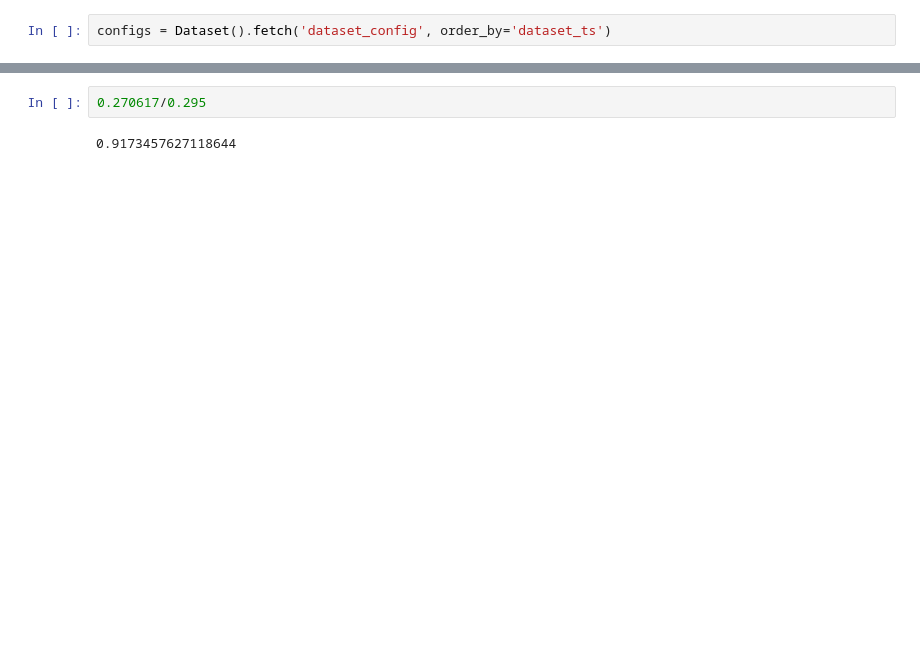
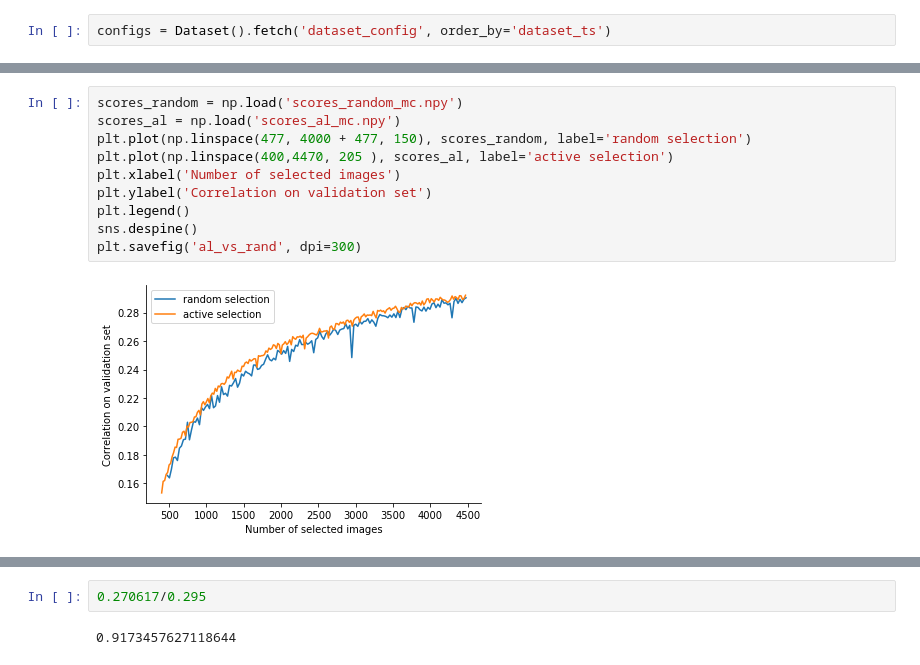
Before and after one commit to mdepoortere/Active-Learning-and-System-Identification, a Jupyter notebook: random_subsets/random_subsets_results.ipynb, the cells around one changed output, grey strips where cells are left out. Saved outputs shown, nothing was run; the diff lists cells and outputs as text; blank space fills up the shorter version.

```diff
--- a/random_subsets/random_subsets_results.ipynb
+++ b/random_subsets/random_subsets_results.ipynb
@@ -59,0 +47,12 @@ array([0.16113 , 0.16637 , 0.160192, 0.175713, 0.173574, 0.176632,
+# %%
+scores_random = np.load('scores_random_mc.npy')
+scores_al = np.load('scores_al_mc.npy')
+plt.plot(np.linspace(477, 4000 + 477, 150), scores_random, label='random selection')
+plt.plot(np.linspace(400,4470, 205 ), scores_al, label='active selection')
+plt.xlabel('Number of selected images')
+plt.ylabel('Correlation on validation set')
+plt.legend()
+sns.despine()
+plt.savefig('al_vs_rand', dpi=300)
+# %% [output]
+[figure, added]
```
Also changed, not shown: parts of 8 cells of this notebook, 15 other files.
